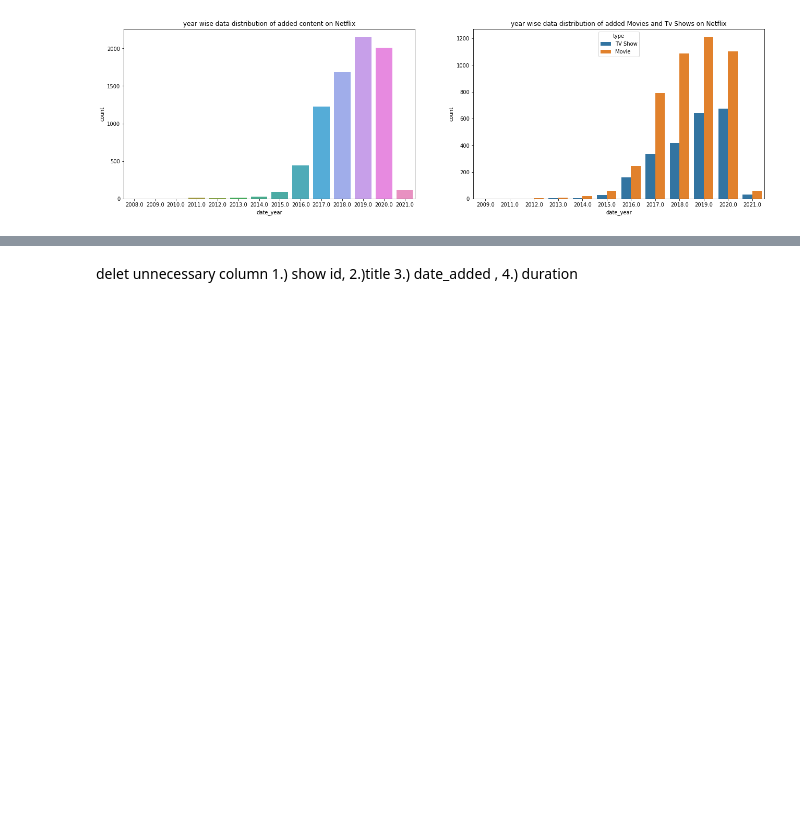
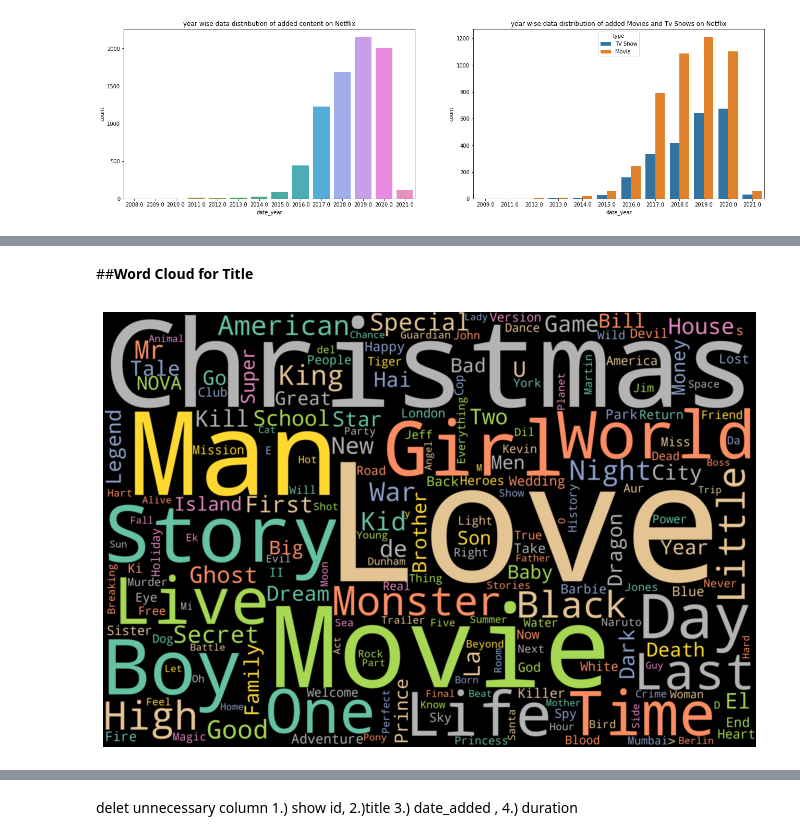
Before and after one commit to MadhurAwasthi/NETFLIX-MOVIES-AND-TV-SHOWS-CLUSTERING-UNSUPERVISED-ML, a Jupyter notebook: NETFLIX_MOVIES_AND_TV_SHOWS_CLUSTERING.ipynb, the cells around one changed output, grey strips where cells are left out. Saved outputs shown, nothing was run; the diff lists cells and outputs as text; code cells hidden in the pictures; blank space fills up the shorter version.

```diff
--- a/NETFLIX_MOVIES_AND_TV_SHOWS_CLUSTERING.ipynb
+++ b/NETFLIX_MOVIES_AND_TV_SHOWS_CLUSTERING.ipynb
@@ -683,0 +709,17 @@ plt.show()
+# %% [markdown]
+##**Word Cloud for Title**
+# %%
+
+plt.subplots(figsize=(20,8))
+#Creating the text variable
+text = " ".join(title for title in df.title)
+
+# Creating word_cloud with text as argument in .generate() method
+word_cloud = WordCloud(width=3000,height=2000,random_state=1,collocations = False, background_color = 'black',colormap='Set2').generate(text)
+
+# Display the generated Word Cloud
+plt.imshow(word_cloud, interpolation='bilinear')
+plt.axis("off")
+plt.show()
+# %% [output]
+[figure, added]
```
Also changed, not shown: parts of 12 cells of this notebook.
